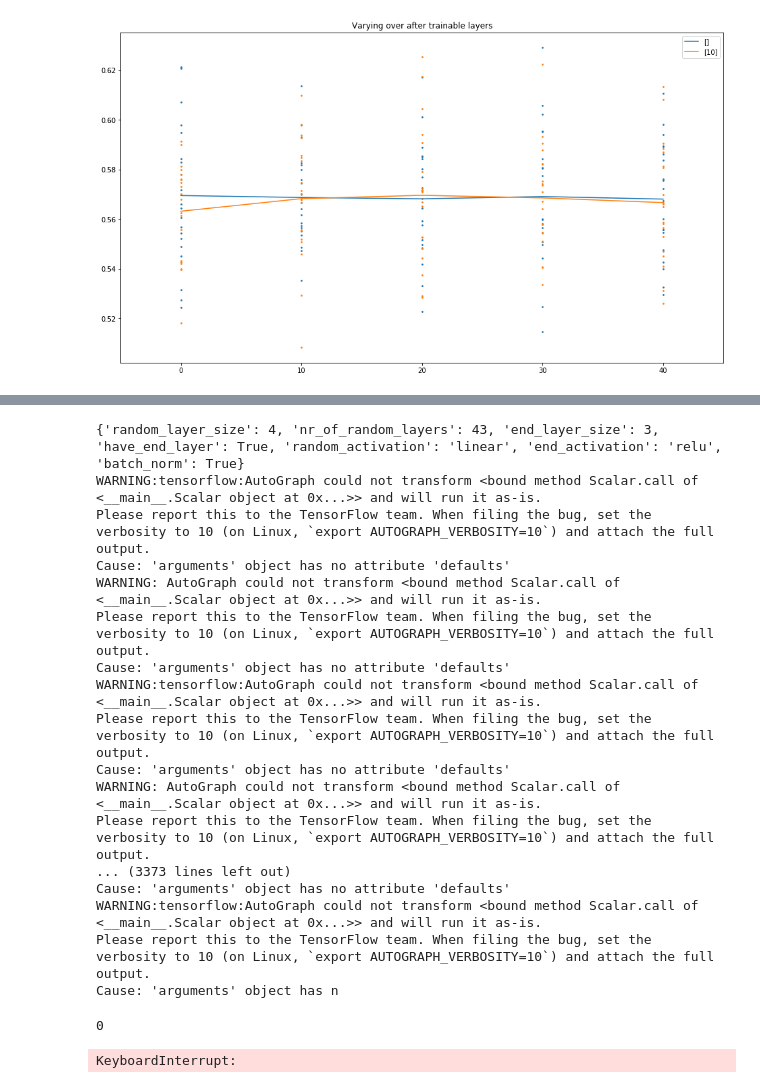
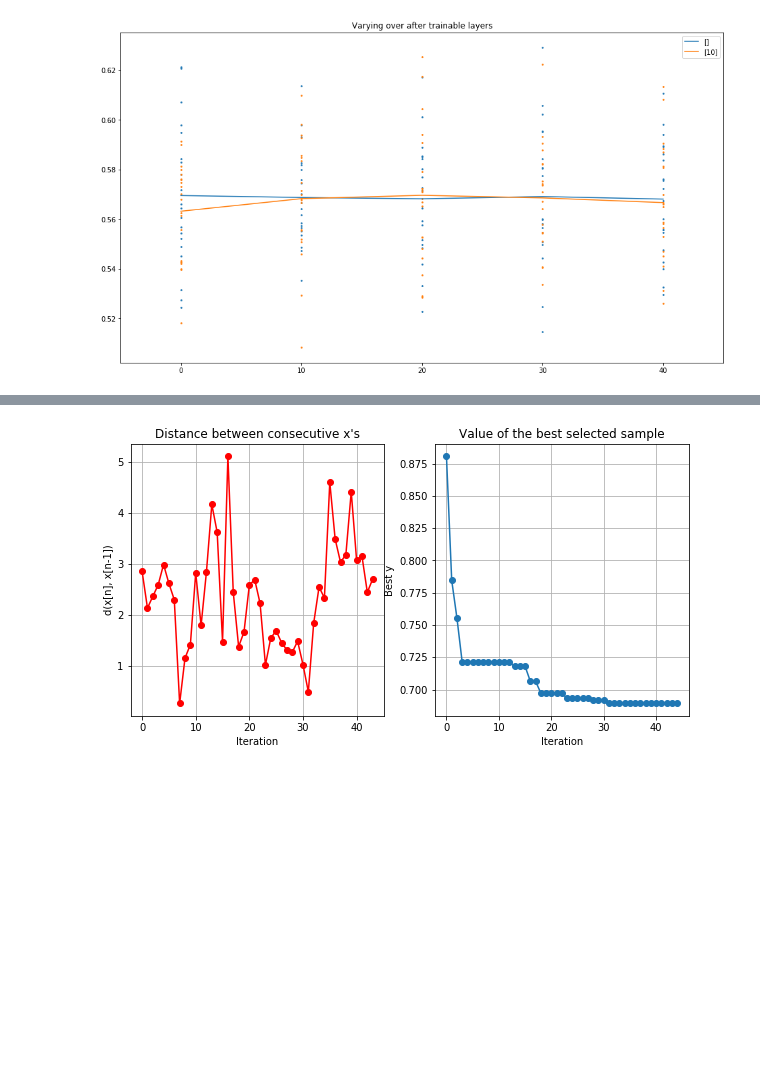
Before and after one commit to matejsladek/random_layers, a Jupyter notebook: code/experiments/census-income/Census Income.ipynb, the cells around one changed output, grey strips where cells are left out. Saved outputs shown, nothing was run; the diff lists cells and outputs as text; code cells hidden in the pictures; blank space fills up the shorter version.

```diff
--- a/code/experiments/census-income/Census Income.ipynb
+++ b/code/experiments/census-income/Census Income.ipynb
@@ -801,6 +770,6 @@ def compile(*values, sep=" "):
 # %%
 nr_trainable_weights = compile(
-            f_round(f_normal(1)),
+            f_round(f_ul(1, shift=1)),
             "+",
             f_normal(3), "*", pars(pars(f_round(f_ul(0)), "+", 1), "*", f_round(f_ul(2)), "+", pars(f_round(f_ul(2)), "+", 1)),
             "+",
@@ -814,6 +783,5 @@ constraints = [
     {
         "name": "min_trainable_weights",
         "constraint": compile("-", pars(nr_trainable_weights), "+", 30),
-#         "constraint": nr_trainable_weights,
     },
 ]
@@ -895,11 +861,11 @@ def nr_trainable_params(
 def test_f(hyperparams):
     config = dict(zip(map(lambda var: var["name"], domain), hyperparams[0]))
 
-    for var in [
-        "random_layer_size",
-#         "nr_of_random_layers",
-        "end_layer_size",
-    ]: config[var] = un_log_space(config[var])
+    for var, shift in [
+        ("random_layer_size", None),
+        ("nr_of_random_layers", 1),
+        ("end_layer_size", None),
+    ]: config[var] =  un_log_space(config[var]) if shift is None else un_log_space(config[var], shift=shift)
     for var in [
         "random_layer_size",
         "nr_of_random_layers",
@@ -916,13 +882,6 @@ def test_f(hyperparams):
         "have_end_layer",
         "batch_norm",
     ]: config[var] = bool(config[var])
-
-    print(config)
-#     model = build_small_double_residual_model(**config)
-#     model.compile(optimizer="adam", loss="mean_squared_error")
-#     model.summary()
-#     print(nr_trainable_params2(**config))
-#     return 1
 
     scores = list()
     for train_ids, test_ids in KFold(n_splits=8, shuffle=True).split(np.arange(dataset.shape[0])):
@@ -955,27 +914,10 @@ def test_f(hyperparams):
         scores.append(score)
     return np.mean(scores)
 # %%
-bo2 = BayesianOptimization(
+bo = BayesianOptimization(
     f=test_f,
+    X=bo2.X, Y=bo2.Y,
     domain=domain,
     constraints=constraints,
     jitter=.05,
 )
-# %% [output]
-{'random_layer_size': 4, 'nr_of_random_layers': 43, 'end_layer_size': 3, 'have_end_layer': True, 'random_activation': 'linear', 'end_activation': 'relu', 'batch_norm': True}
-WARNING:tensorflow:AutoGraph could not transform <bound method Scalar.call of <__main__.Scalar object at 0x...>> and will run it as-is.
-Please report this to the TensorFlow team. When filing the bug, set the verbosity to 10 (on Linux, `export AUTOGRAPH_VERBOSITY=10`) and attach the full output.
-Cause: 'arguments' object has no attribute 'defaults'
-WARNING: AutoGraph could not transform <bound method Scalar.call of <__main__.Scalar object at 0x...>> and will run it as-is.
-Please report this to the TensorFlow team. When filing the bug, set the verbosity to 10 (on Linux, `export AUTOGRAPH_VERBOSITY=10`) and attach the full output.
-Cause: 'arguments' object has no attribute 'defaults'
-WARNING:tensorflow:AutoGraph could not transform <bound method Scalar.call of <__main__.Scalar object at 0x...>> and will run it as-is.
-Please report this to the TensorFlow team. When filing the bug, set the verbosity to 10 (on Linux, `export AUTOGRAPH_VERBOSITY=10`) and attach the full output.
-Cause: 'arguments' object has no attribute 'defaults'
-WARNING: AutoGraph could not transform <bound method Scalar.call of <__main__.Scalar object at 0x...>> and will run it as-is.
-Please report this to the TensorFlow team. When filing the bug, set the verbosity to 10 (on Linux, `export AUTOGRAPH_VERBOSITY=10`) and attach the full output.
-... (3373 lines left out)
-Cause: 'arguments' object has no attribute 'defaults'
-WARNING:tensorflow:AutoGraph could not transform <bound method Scalar.call of <__main__.Scalar object at 0x...>> and will run it as-is.
-Please report this to the TensorFlow team. When filing the bug, set the verbosity to 10 (on Linux, `export AUTOGRAPH_VERBOSITY=10`) and attach the full output.
-Cause: 'arguments' object has n
@@ -988,12 +924,5 @@ for i in range(1000):
-# %%
-for i in range(1000):
-    print(i)
-    bo.plot_acquisition()
-    bo.run_optimization(1)
-    clear_output()
-# %% [output]
-0
-KeyboardInterrupt:
 # %%
 bo.run_optimization()
-bo.plot_acquisition()
+bo.plot_convergence()
+# %% [output]
+[figure, added]
```
Also changed, not shown: parts of 51 cells of this notebook, 1 other file.
